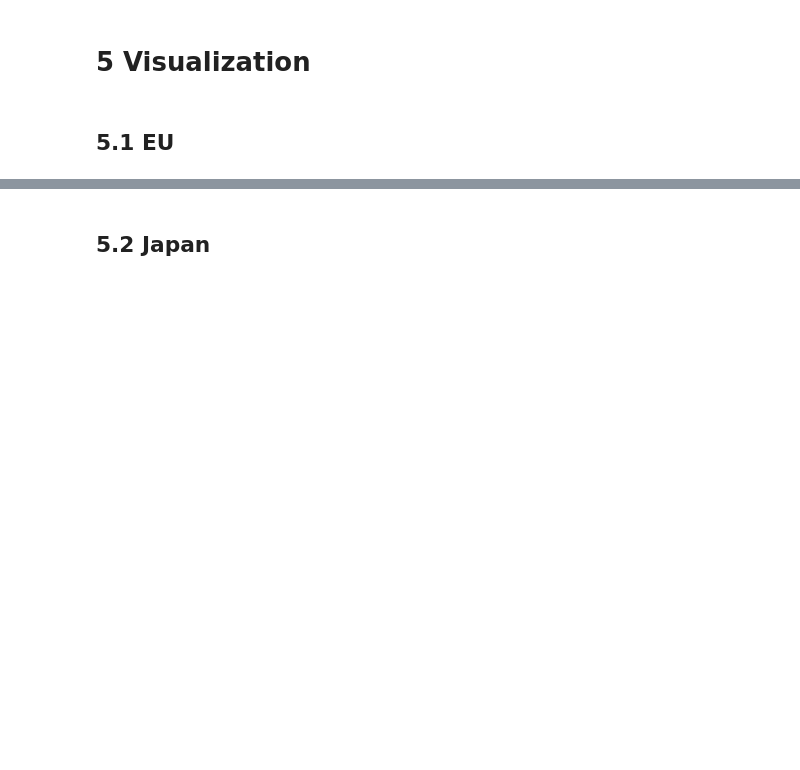
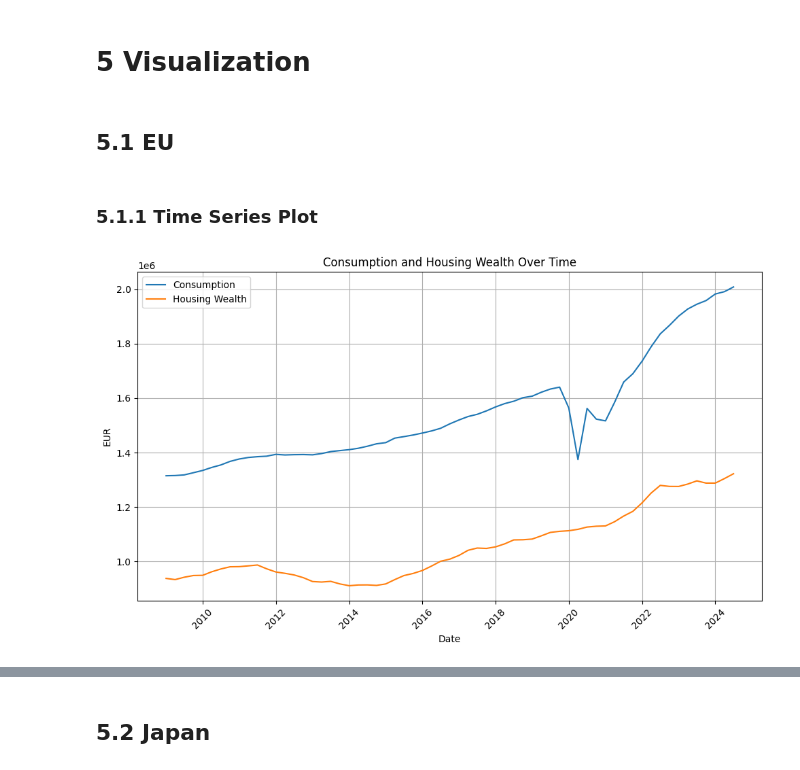
Before and after one commit to Graspp-25-Spring/graspp-25S-Wealth-Consumption, a Jupyter notebook: notebooks/milestone_1_update.ipynb, the cells around one changed output, grey strips where cells are left out. Saved outputs shown, nothing was run; the diff lists cells and outputs as text; code cells hidden in the pictures; blank space fills up the shorter version.

Commit message:
Add new visualization and log-difference model

```diff
--- a/notebooks/milestone_1_update.ipynb
+++ b/notebooks/milestone_1_update.ipynb
@@ -276,24 +276,13 @@ Processed employment income data saved to: notebooks/data/processing_data/japan/
 # %% [markdown]
 ## 3.1 EU
 # %%
-#Merge and present
+# Merge datasets on 'date' and 'UNIT_MEASURE'
 df_merge = pd.merge(
     data, data1,
+    how='inner',
+    on=['date', 'UNIT_MEASURE']
+)
 
-    how='inner', on =['date','UNIT_MEASURE']
-
-)
+# Preview
 df_merge.head(10)
-
-plt.figure(figsize=(10, 6))
-plt.plot(df_merge['date'], df_merge['consumption'], label='Consumption')
-plt.plot(df_merge['date'], df_merge['housing wealth'], label='Housing wealth')
-plt.xlabel('Date')
-plt.ylabel('EUR')
-plt.title('Consumption and housing wealth Over Time')
-plt.grid(True)
-plt.legend()
-plt.xticks(rotation=45)
-plt.tight_layout()
-plt.show()
 # %% [output]
@@ -420,3 +472,21 @@ max           302.364000
 # 5 Visualization
 # %% [markdown]
 ## 5.1 EU
+# %% [markdown]
+### 5.1.1 Time Series Plot
+# %%
+import matplotlib.pyplot as plt
+
+plt.figure(figsize=(10, 6))
+plt.plot(df_merge['date'], df_merge['consumption'], label='Consumption')
+plt.plot(df_merge['date'], df_merge['housing wealth'], label='Housing Wealth')
+plt.xlabel('Date')
+plt.ylabel('EUR')
+plt.title('Consumption and Housing Wealth Over Time')
+plt.grid(True)
+plt.legend()
+plt.xticks(rotation=45)
+plt.tight_layout()
+plt.show()
+# %% [output]
+[figure, added]
```
Also changed, not shown: parts of 41 cells of this notebook, 1 other file.
